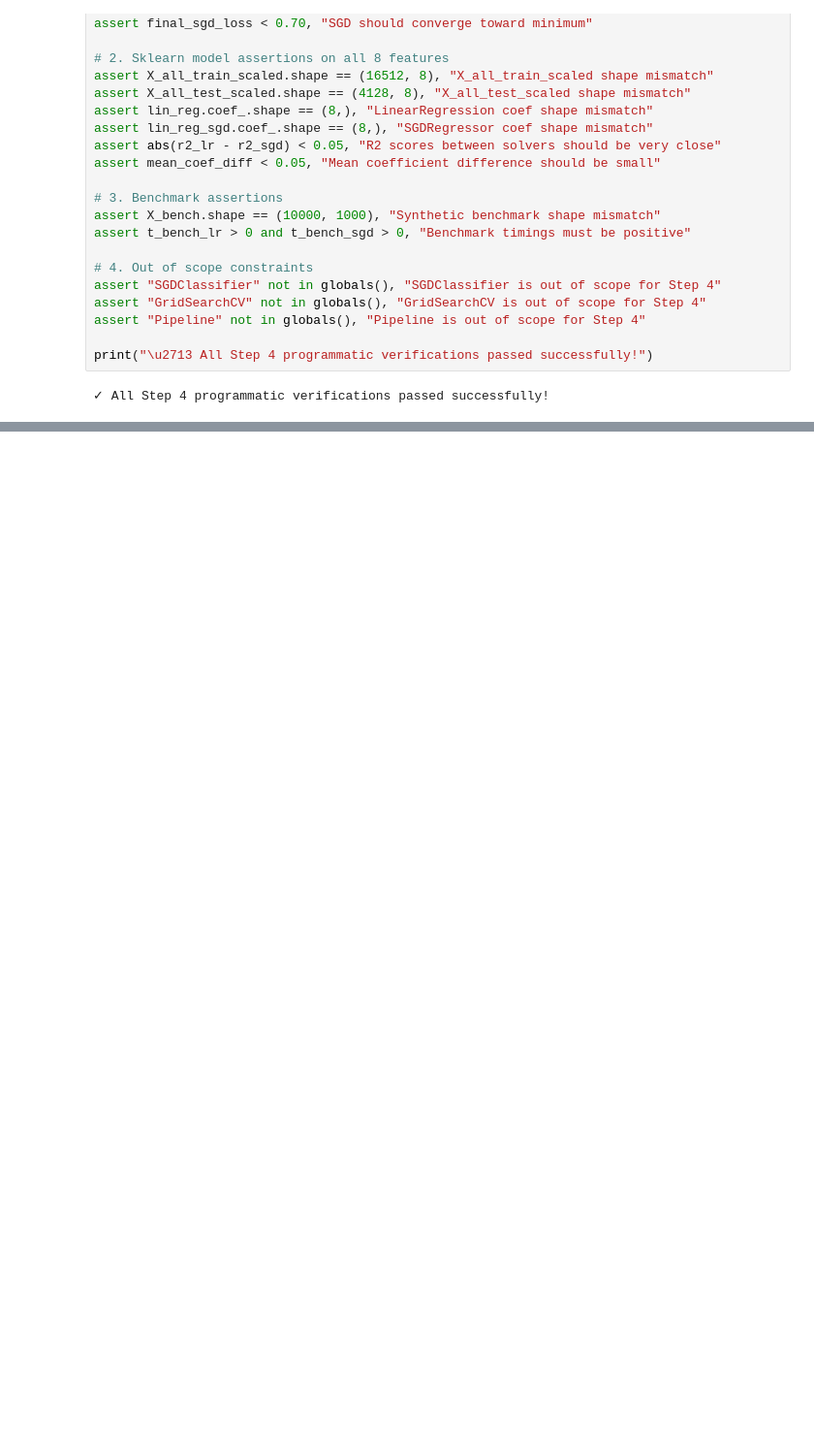
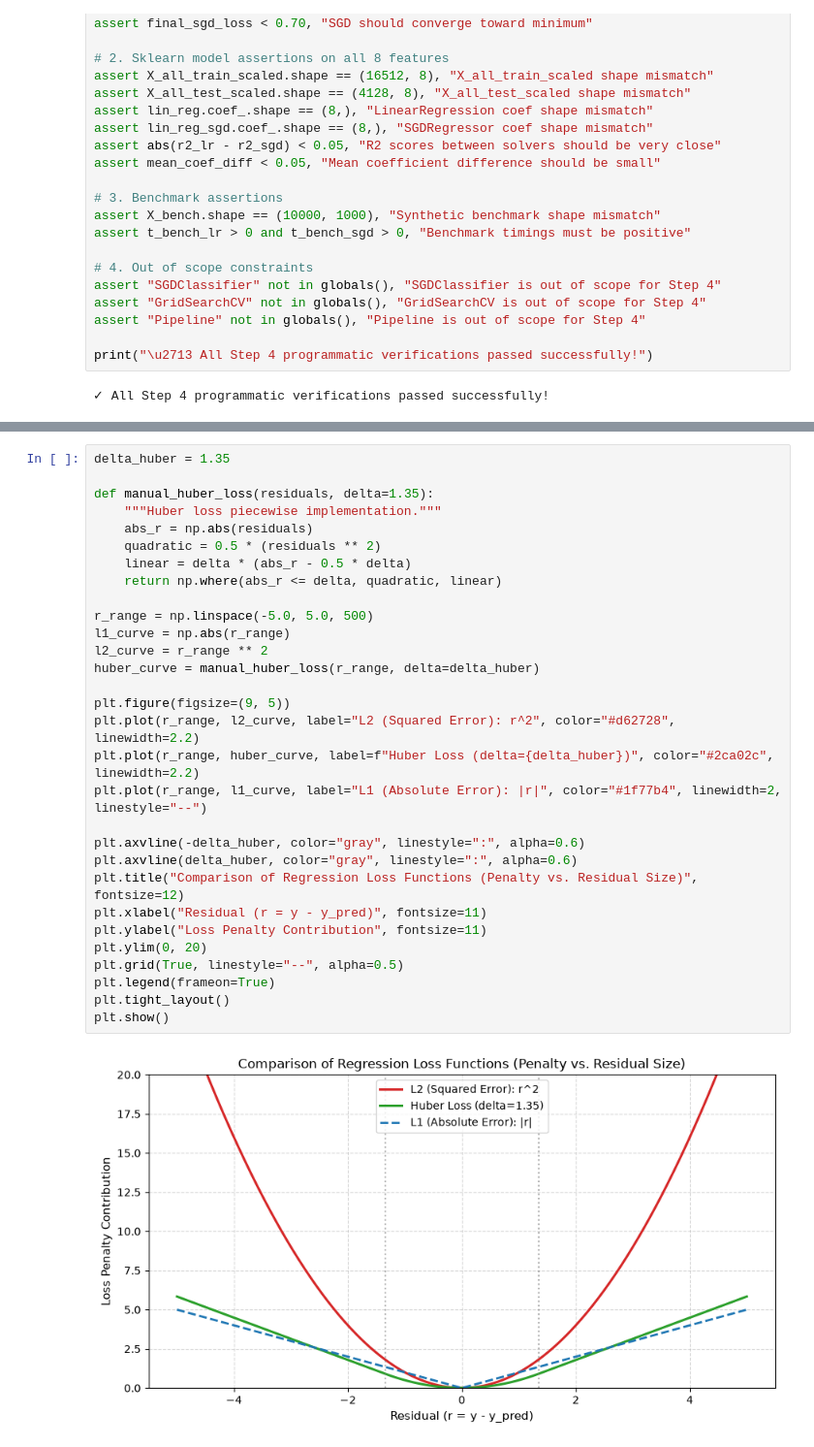
Before and after one commit to abed-dvp/california-housing-training-optimization, a Jupyter notebook: notebook.ipynb, the cells around one changed output, grey strips where cells are left out. Shown at 97% size. Drawn from its saved outputs; the diff is of its cells as text; blank space fills up the shorter version.

Commit message:
Compare regression loss functions

```diff
--- a/notebook.ipynb
+++ b/notebook.ipynb
@@ -2008,0 +2044,32 @@ print("\u2713 All Step 4 programmatic verifications passed successfully!")
+# %%
+delta_huber = 1.35
+
+def manual_huber_loss(residuals, delta=1.35):
+    """Huber loss piecewise implementation."""
+    abs_r = np.abs(residuals)
+    quadratic = 0.5 * (residuals ** 2)
+    linear = delta * (abs_r - 0.5 * delta)
+    return np.where(abs_r <= delta, quadratic, linear)
+
+r_range = np.linspace(-5.0, 5.0, 500)
+l1_curve = np.abs(r_range)
+l2_curve = r_range ** 2
+huber_curve = manual_huber_loss(r_range, delta=delta_huber)
+
+plt.figure(figsize=(9, 5))
+plt.plot(r_range, l2_curve, label="L2 (Squared Error): r^2", color="#d62728", linewidth=2.2)
+plt.plot(r_range, huber_curve, label=f"Huber Loss (delta={delta_huber})", color="#2ca02c", linewidth=2.2)
+plt.plot(r_range, l1_curve, label="L1 (Absolute Error): |r|", color="#1f77b4", linewidth=2, linestyle="--")
+
+plt.axvline(-delta_huber, color="gray", linestyle=":", alpha=0.6)
+plt.axvline(delta_huber, color="gray", linestyle=":", alpha=0.6)
+plt.title("Comparison of Regression Loss Functions (Penalty vs. Residual Size)", fontsize=12)
+plt.xlabel("Residual (r = y - y_pred)", fontsize=11)
+plt.ylabel("Loss Penalty Contribution", fontsize=11)
+plt.ylim(0, 20)
+plt.grid(True, linestyle="--", alpha=0.5)
+plt.legend(frameon=True)
+plt.tight_layout()
+plt.show()
+# %% [output]
+[figure, added]
```
Also changed, not shown: parts of 42 cells of this notebook, 1 other file.
